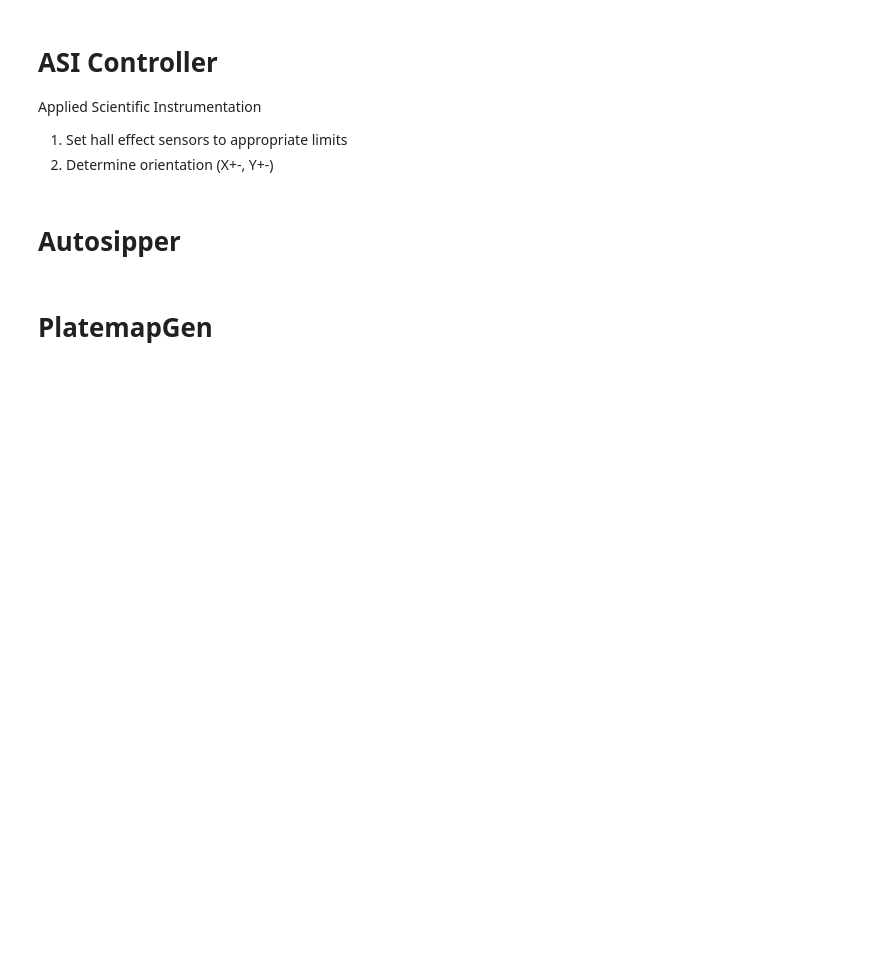
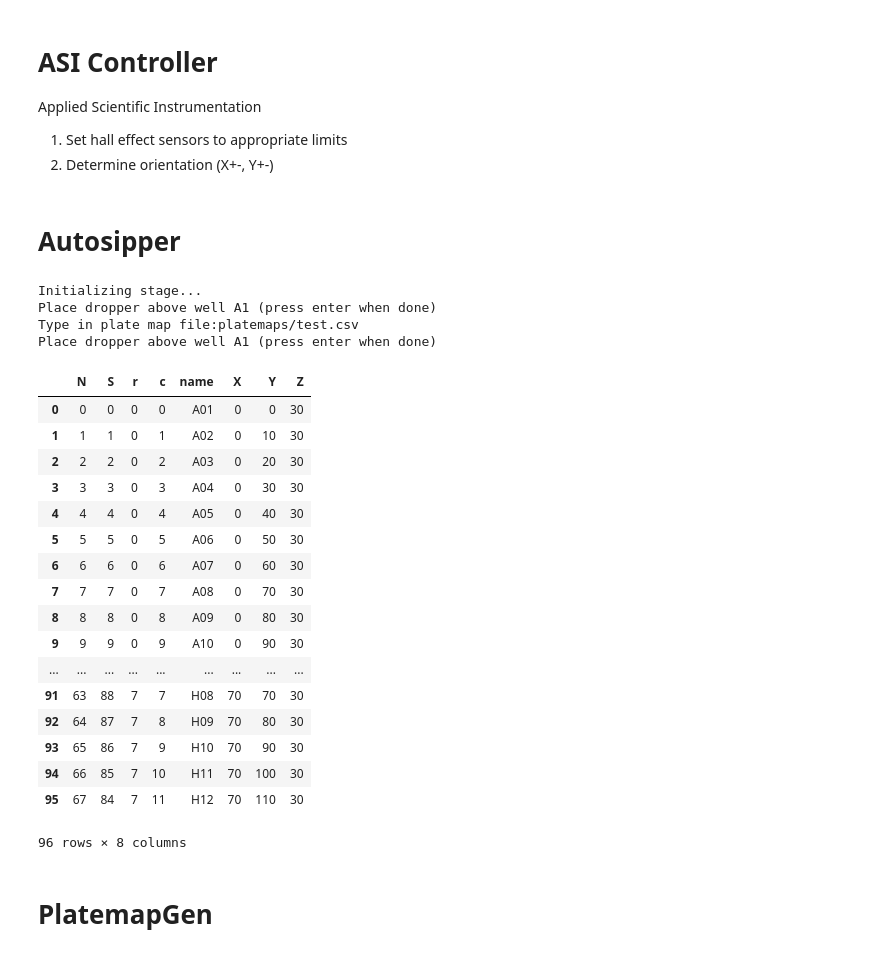
Before and after one commit to FordyceLab/AcqPack, a Jupyter notebook: scratch.ipynb, the cells around one changed output. Saved outputs shown, nothing was run; the diff lists cells and outputs as text; code cells hidden in the pictures; blank space fills up the shorter version.

Commit message:
Updated scratch and test.csv

```diff
--- a/scratch.ipynb
+++ b/scratch.ipynb
@@ -182,16 +182,8 @@ class ASI_Controller:
         self.cmd_z('mc z+') # enable motor control for z
 
         print "Initializing stage..."
-        self.m_xy(2000, -2000)  # move to switch limits (bottom right)
+        self.move_xy(2000, -2000)  # move to switch limits (bottom right)
         self.r_xy(-0.5, 0.5)  # move from switch limits 0.5 mm
-
-        while True:
-            fp = raw_input('Type in plate map file:')
-            try:
-                self.loadPlateMap(fp)  # load platemap
-                break
-            except IOError:
-                print 'No file', fp
 
         raw_input('Place dropper above well A1 (press enter when done)')
         self.cmd_xy('here x y')  # establish current position as 0,0
@@ -300,37 +284,69 @@ def read_delim_pd(filepath):
     return pd.read_csv(f, header=has_header, sep=None, engine='python')
 
 
-def lookup(columns, values):
+def lookup(table, columns, values):
     temp_df = pd.DataFrame(data=[values], columns = columns, copy=False)
-    return pm.merge(temp_df, copy=False)
+    return table.merge(temp_df, copy=False)
 # %%
 class Autosipper():
-    def __init__():
+    def __init__(self):
         # add ASI_Controller
         # add Motor
-        XY = ASI_Controller()
-        Z = Motor()
+        self.XY = ASI_Controller('components/controller.config')
+        self.Z = Motor('blah')
 
         while True:
             fp = raw_input('Type in plate map file:')
             try:
-                self.loadPlateMap(fp)  # load platemap
+                self.load_platemap(fp)  # load platemap
                 break
             except IOError:
                 print 'No file', fp
 
         raw_input('Place dropper above well A1 (press enter when done)')
-        self.cmd_xy('here x y')  # establish current position as 0,0
+        self.XY.cmd_xy('here x y')  # establish current position as 0,0
 
     def calibrate():
         pass
 
     def load_platemap(self, filepath):
-        self.plateMap = read_delim_pd(filepath)
+        self.platemap = read_delim_pd(filepath)
 
-    def go_to_well(columns, values):
-        x1,y1,z1 = np.array(lookup(columns, values)[['X','Y','Z']])
+    def go_to_well(self, columns, values):
+        x1,y1,z1 = np.array(lookup(self.platemap, columns, values)[['X','Y','Z']])[0]
 
-        X.home() # move needle to travel height (blocking)
-        XY.move_xy(x1,y1) # move stage (blocking)
-        Z.move(z1) # move needle to bottom of well (blocking)
+        self.Z.home() # move needle to travel height (blocking)
+        self.XY.move_xy(x1,y1) # move stage (blocking)
+        self.Z.move(z1) # move needle to bottom of well (blocking)
+
+    def exit(self):
+        self.XY.exit()
+        self.Z.exit()
+# %%
+d = Autosipper()
+# %% [output]
+Initializing stage...
+Place dropper above well A1 (press enter when done)
+Type in plate map file:platemaps/test.csv
+Place dropper above well A1 (press enter when done)
+# %%
+d.platemap
+# %% [output]
+|  | N | S | r | c | name | X | Y | Z |
+| 0 | 0 | 0 | 0 | 0 | A01 | 0 | 0 | 30 |
+| 1 | 1 | 1 | 0 | 1 | A02 | 0 | 10 | 30 |
+| 2 | 2 | 2 | 0 | 2 | A03 | 0 | 20 | 30 |
+| 3 | 3 | 3 | 0 | 3 | A04 | 0 | 30 | 30 |
+| 4 | 4 | 4 | 0 | 4 | A05 | 0 | 40 | 30 |
+| 5 | 5 | 5 | 0 | 5 | A06 | 0 | 50 | 30 |
+| 6 | 6 | 6 | 0 | 6 | A07 | 0 | 60 | 30 |
+| 7 | 7 | 7 | 0 | 7 | A08 | 0 | 70 | 30 |
+| 8 | 8 | 8 | 0 | 8 | A09 | 0 | 80 | 30 |
+| 9 | 9 | 9 | 0 | 9 | A10 | 0 | 90 | 30 |
+| ... | ... | ... | ... | ... | ... | ... | ... | ... |
+| 91 | 63 | 88 | 7 | 7 | H08 | 70 | 70 | 30 |
+| 92 | 64 | 87 | 7 | 8 | H09 | 70 | 80 | 30 |
+| 93 | 65 | 86 | 7 | 9 | H10 | 70 | 90 | 30 |
+| 94 | 66 | 85 | 7 | 10 | H11 | 70 | 100 | 30 |
+| 95 | 67 | 84 | 7 | 11 | H12 | 70 | 110 | 30 |
+96 rows × 8 columns
```
Also changed, not shown: parts of 16 cells of this notebook, 2 other files.
